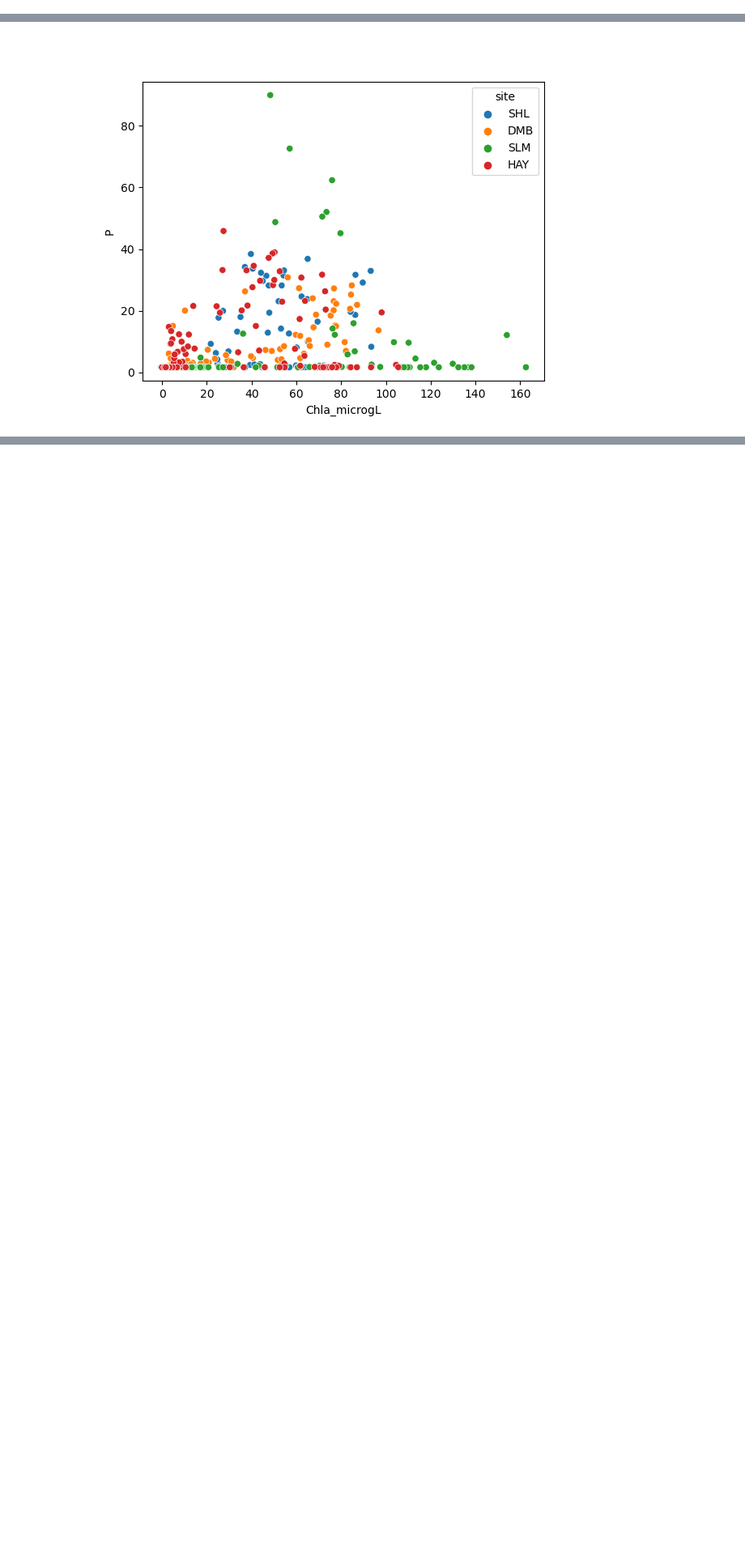
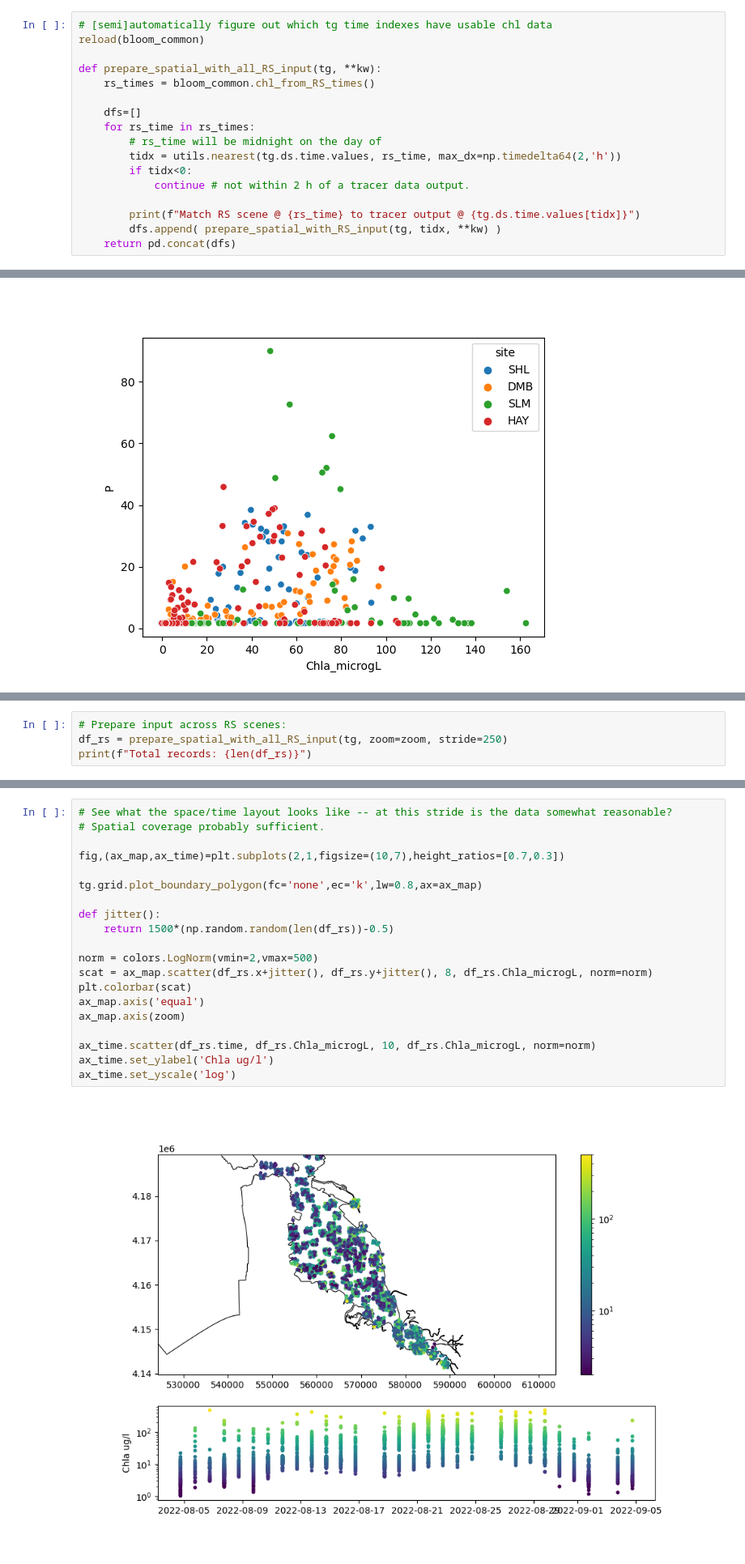
Before and after one commit to rustychris/wy2022_bloom, a Jupyter notebook: bloom_lagrangian_zoop_etal_opt_20260729.ipynb, the cells around one changed output, grey strips where cells are left out. Shown at 81% size. Saved outputs shown, nothing was run; the diff lists cells and outputs as text; blank space fills up the shorter version.

Commit message:
RS-based tuning data for stan, and sampling/loss updates for python opt

```diff
--- a/bloom_lagrangian_zoop_etal_opt_20260729.ipynb
+++ b/bloom_lagrangian_zoop_etal_opt_20260729.ipynb
@@ -631,6 +631,23 @@ def prepare_spatial_with_RS_input(tg, tidx, zoom, stride=15, valid_range=[1.0,50
     df_grid = df_grid.iloc[valid,:].copy()
     df_grid['Chla_microgL'] = rs_data[valid]
     return df_grid
+# %%
+# [semi]automatically figure out which tg time indexes have usable chl data
+reload(bloom_common)
+
+def prepare_spatial_with_all_RS_input(tg, **kw):
+    rs_times = bloom_common.chl_from_RS_times()
+
+    dfs=[]
+    for rs_time in rs_times:
+        # rs_time will be midnight on the day of
+        tidx = utils.nearest(tg.ds.time.values, rs_time, max_dx=np.timedelta64(2,'h'))
+        if tidx<0:
+            continue # not within 2 h of a tracer data output.
+
+        print(f"Match RS scene @ {rs_time} to tracer output @ {tg.ds.time.values[tidx]}")
+        dfs.append( prepare_spatial_with_RS_input(tg, tidx, **kw) )
+    return pd.concat(dfs)
 # %%
 # Dev/test tuning to RS data
 # virus
@@ -850,0 +882,4 @@ fig_fn(model, mask = model.df_inputs.site.values=='HAY')
+# %%
+# Prepare input across RS scenes:
+df_rs = prepare_spatial_with_all_RS_input(tg, zoom=zoom, stride=250)
+print(f"Total records: {len(df_rs)}")
@@ -850,0 +956,22 @@ fig_fn(model, mask = model.df_inputs.site.values=='HAY')
+# %%
+# See what the space/time layout looks like -- at this stride is the data somewhat reasonable?
+# Spatial coverage probably sufficient.
+
+fig,(ax_map,ax_time)=plt.subplots(2,1,figsize=(10,7),height_ratios=[0.7,0.3])
+
+tg.grid.plot_boundary_polygon(fc='none',ec='k',lw=0.8,ax=ax_map)
+
+def jitter():
+    return 1500*(np.random.random(len(df_rs))-0.5)
+
+norm = colors.LogNorm(vmin=2,vmax=500)
+scat = ax_map.scatter(df_rs.x+jitter(), df_rs.y+jitter(), 8, df_rs.Chla_microgL, norm=norm)
+plt.colorbar(scat)
+ax_map.axis('equal')
+ax_map.axis(zoom)
+
+ax_time.scatter(df_rs.time, df_rs.Chla_microgL, 10, df_rs.Chla_microgL, norm=norm)
+ax_time.set_ylabel('Chla ug/l')
+ax_time.set_yscale('log')
+# %% [output]
+[figure, added]
```
Also changed, not shown: parts of 10 cells of this notebook, 3 other files.
